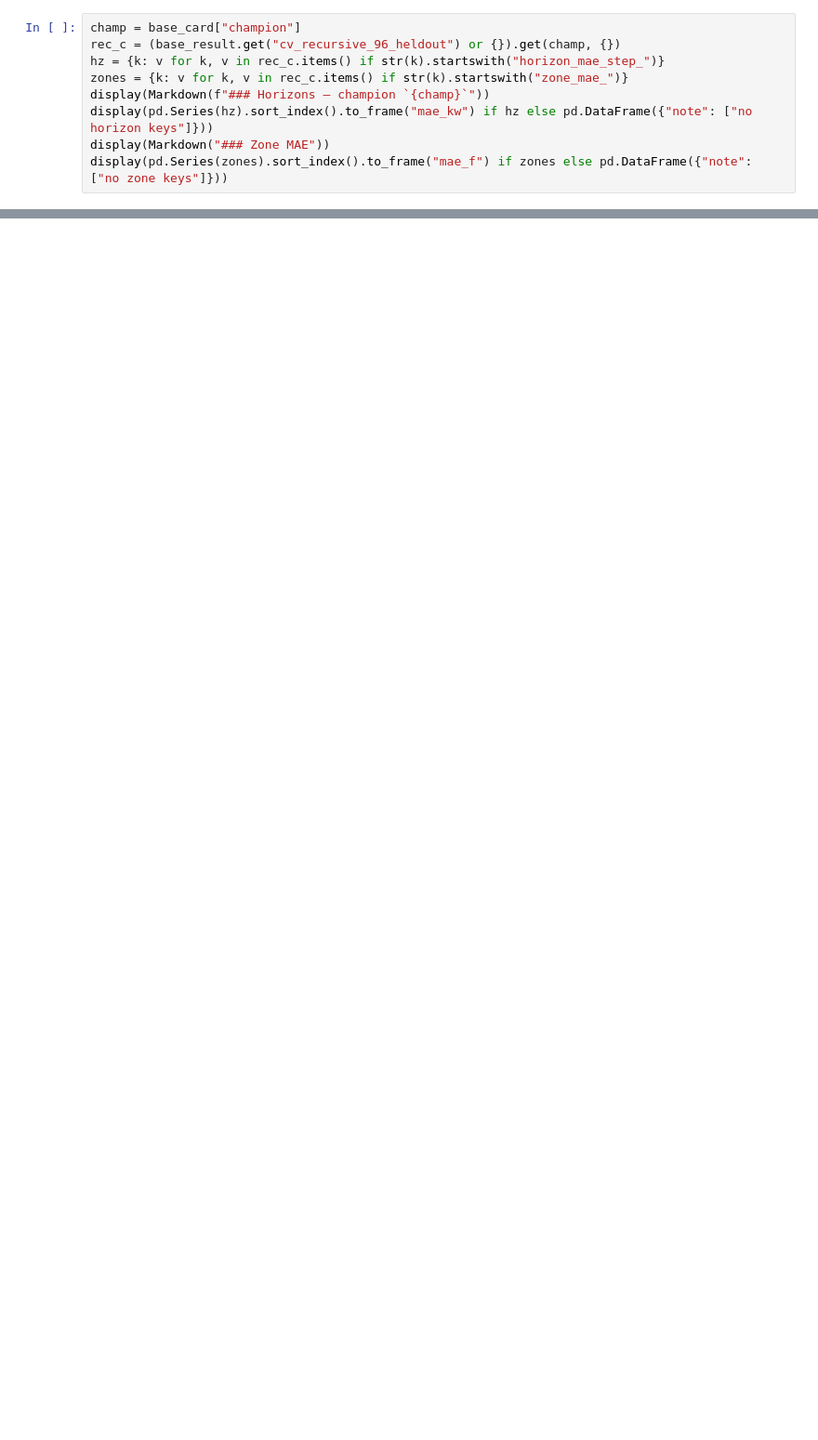
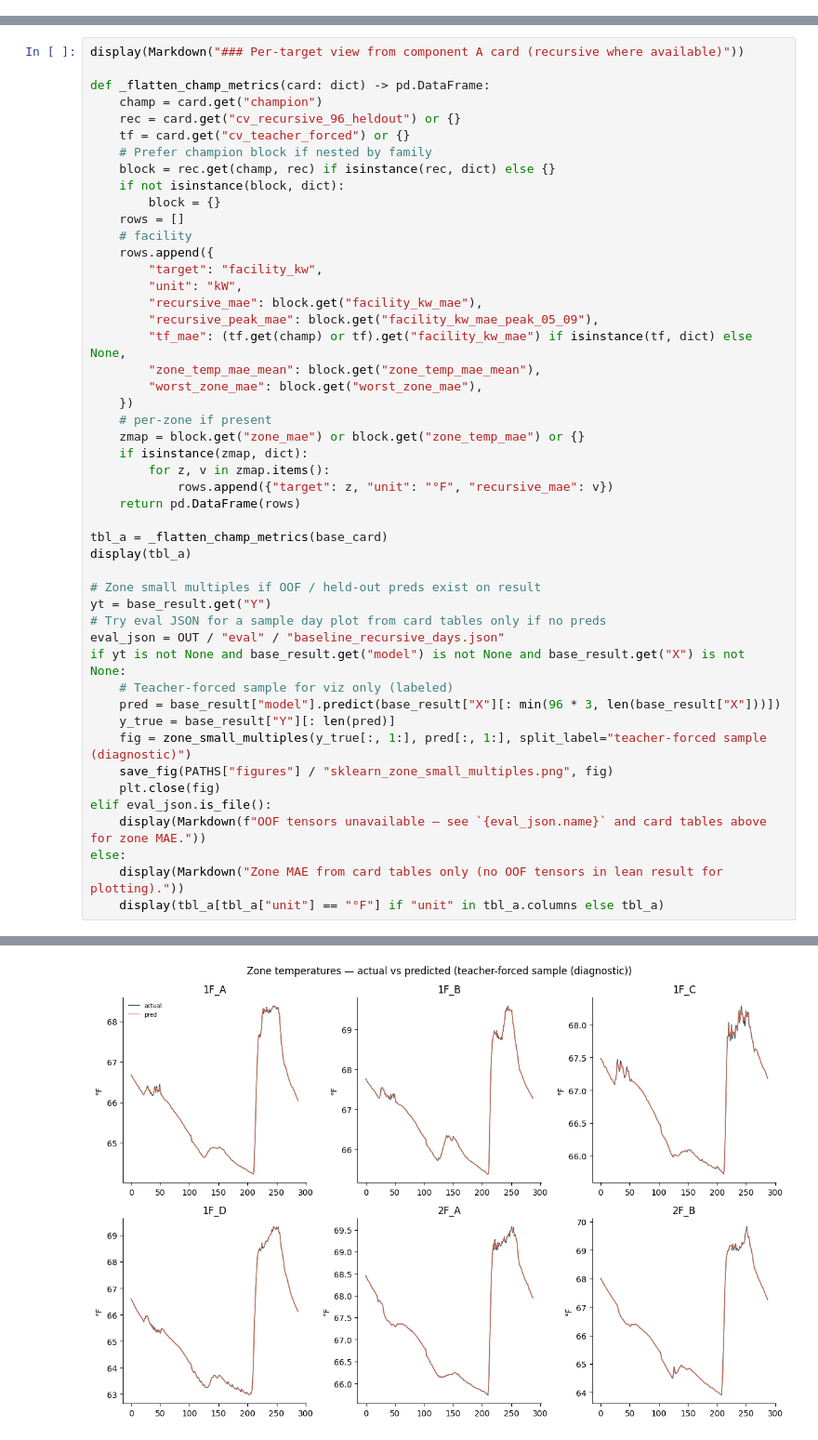
Before and after one commit to bbartling/py-bacnet-stacks-playground, a Jupyter notebook: vibe_code_apps_22/notebooks/lakeside_heating_dsm_sklearn.ipynb, the cells around one changed output, grey strips where cells are left out. Shown at 93% size. Cells and saved outputs as stored; diff of their text form; blank space fills up the shorter version.

```diff
--- a/vibe_code_apps_22/notebooks/lakeside_heating_dsm_sklearn.ipynb
+++ b/vibe_code_apps_22/notebooks/lakeside_heating_dsm_sklearn.ipynb
@@ -424,9 +0,0 @@ assert "provisional" not in json.dumps(rec).lower()
-# %%
-champ = base_card["champion"]
-rec_c = (base_result.get("cv_recursive_96_heldout") or {}).get(champ, {})
-hz = {k: v for k, v in rec_c.items() if str(k).startswith("horizon_mae_step_")}
-zones = {k: v for k, v in rec_c.items() if str(k).startswith("zone_mae_")}
-display(Markdown(f"### Horizons — champion `{champ}`"))
-display(pd.Series(hz).sort_index().to_frame("mae_kw") if hz else pd.DataFrame({"note": ["no horizon keys"]}))
-display(Markdown("### Zone MAE"))
-display(pd.Series(zones).sort_index().to_frame("mae_f") if zones else pd.DataFrame({"note": ["no zone keys"]}))
@@ -486,0 +478,49 @@ assert tbl["PASS"].all(), tbl
+# %%
+display(Markdown("### Per-target view from component A card (recursive where available)"))
+
+def _flatten_champ_metrics(card: dict) -> pd.DataFrame:
+    champ = card.get("champion")
+    rec = card.get("cv_recursive_96_heldout") or {}
+    tf = card.get("cv_teacher_forced") or {}
+    # Prefer champion block if nested by family
+    block = rec.get(champ, rec) if isinstance(rec, dict) else {}
+    if not isinstance(block, dict):
+        block = {}
+    rows = []
+    # facility
+    rows.append({
+        "target": "facility_kw",
+        "unit": "kW",
+        "recursive_mae": block.get("facility_kw_mae"),
+        "recursive_peak_mae": block.get("facility_kw_mae_peak_05_09"),
+        "tf_mae": (tf.get(champ) or tf).get("facility_kw_mae") if isinstance(tf, dict) else None,
+        "zone_temp_mae_mean": block.get("zone_temp_mae_mean"),
+        "worst_zone_mae": block.get("worst_zone_mae"),
+    })
+    # per-zone if present
+    zmap = block.get("zone_mae") or block.get("zone_temp_mae") or {}
+    if isinstance(zmap, dict):
+        for z, v in zmap.items():
+            rows.append({"target": z, "unit": "°F", "recursive_mae": v})
+    return pd.DataFrame(rows)
+
+tbl_a = _flatten_champ_metrics(base_card)
+display(tbl_a)
+
+# Zone small multiples if OOF / held-out preds exist on result
+yt = base_result.get("Y")
+# Try eval JSON for a sample day plot from card tables only if no preds
+eval_json = OUT / "eval" / "baseline_recursive_days.json"
+if yt is not None and base_result.get("model") is not None and base_result.get("X") is not None:
+    # Teacher-forced sample for viz only (labeled)
+    pred = base_result["model"].predict(base_result["X"][: min(96 * 3, len(base_result["X"]))])
+    y_true = base_result["Y"][: len(pred)]
+    fig = zone_small_multiples(y_true[:, 1:], pred[:, 1:], split_label="teacher-forced sample (diagnostic)")
+    save_fig(PATHS["figures"] / "sklearn_zone_small_multiples.png", fig)
+    plt.close(fig)
+elif eval_json.is_file():
+    display(Markdown(f"OOF tensors unavailable — see `{eval_json.name}` and card tables above for zone MAE."))
+else:
+    display(Markdown("Zone MAE from card tables only (no OOF tensors in lean result for plotting)."))
+    display(tbl_a[tbl_a["unit"] == "°F"] if "unit" in tbl_a.columns else tbl_a)
+# %% [output]
@@ -486,0 +530 @@ assert tbl["PASS"].all(), tbl
+[figure, added]
```
Also changed, not shown: parts of 68 cells of this notebook, 48 other files.
